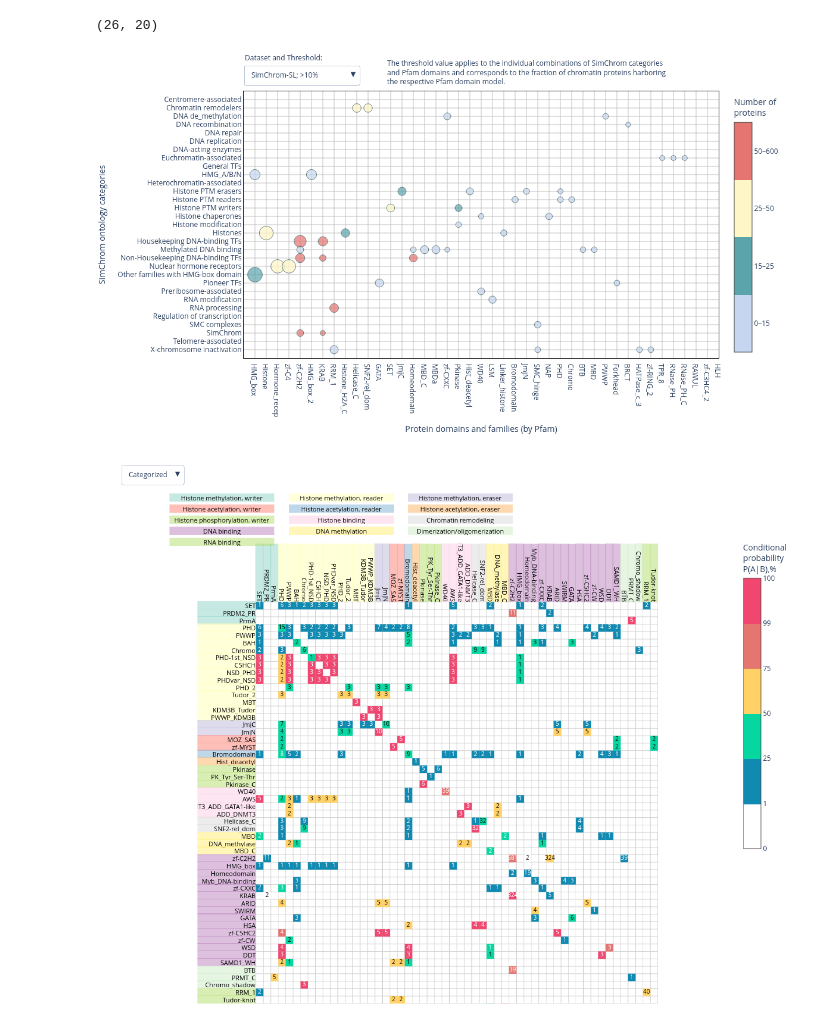
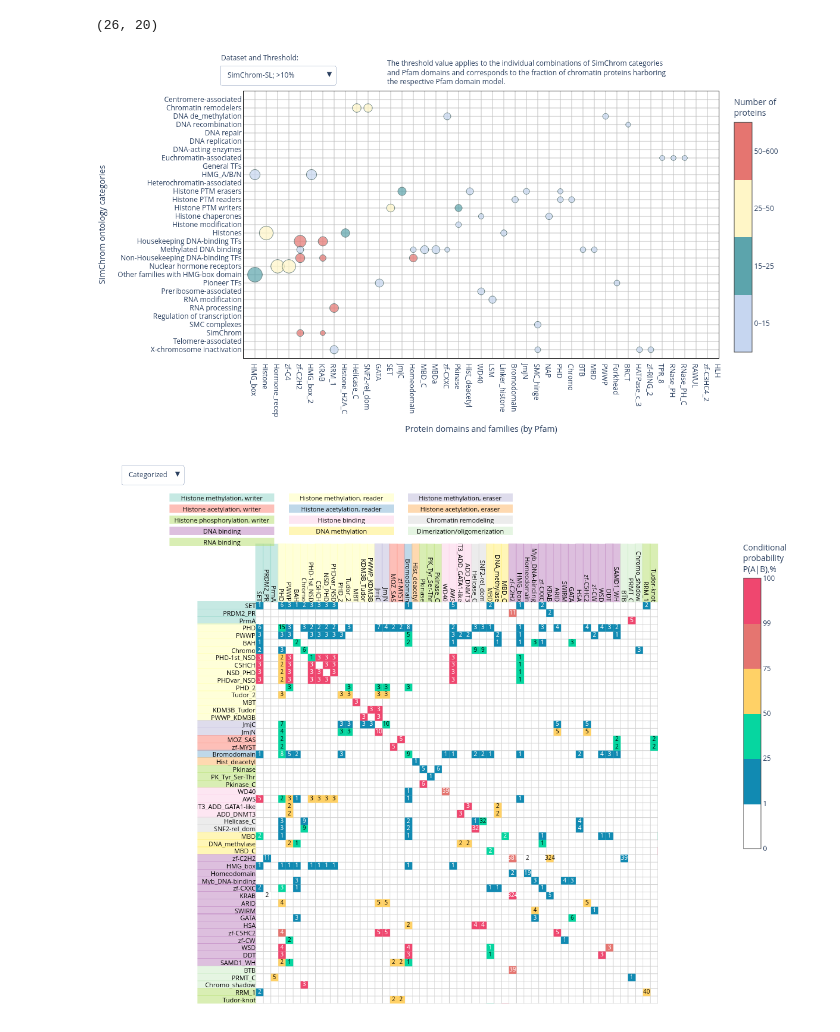
Before and after one commit to intbio/SimChrom, a Jupyter notebook: json_and_plot_preparation.ipynb, the cells around one changed output. Drawn from its saved outputs; the diff is of its cells as text; code cells hidden in the pictures.

Commit message:
minor plot tweaks

```diff
--- a/json_and_plot_preparation.ipynb
+++ b/json_and_plot_preparation.ipynb
@@ -195,7 +195,7 @@ fig.update_layout(
             buttons=buttons,
             direction="down",
             active=len(buttons) - 1,
-            x=0.00,
+            x=-0.05,
             y=1.12,
             showactive=True,
             pad={"r": 10, "t": 10},
@@ -214,38 +214,38 @@ fig.update_layout(
         # ),
     ],
     annotations=[
-        dict(text="Dataset and Threshold:", x=0, y=1.15, xref="paper", yref="paper", showarrow=False),
+        dict(text="Dataset and Threshold:", x=-0.05, y=1.15, xref="paper", yref="paper", showarrow=False),
         dict(text="The threshold value applies to the individual combinations of SimChrom categories <br>and Pfam domains and corresponds to the fraction of chromatin proteins harboring <br>the respective Pfam domain model.",
              x=0.3, y=1.13, xref="paper", yref="paper", showarrow=False,align="left"),
 
     ]
 )
 
 
 js_snippet = '''
 var plot = $('#SHvsPfam_plot');
 plot.on('plotly_click', function(data){
     var pts = '';
     var point = data.points[0];
     console.log(plot.layout.xaxis.ticktext[point.x]);
     console.log(plot.layout.yaxis.ticktext[point.y]);
 });
 '''
 config = {
     'scrollZoom': False,  # Disable scroll to zoom
     'modeBarButtonsToRemove': ['zoom2d'],
     'displayModeBar': False,  # Hide the mode bar (toolbar)
     'doubleClick': False,  # Disable double click to reset zoom
     'editable': False,  # Disable edits like moving title and axes
     'staticPlot': False  # Disable all interactivity (makes the plot static)
 }
 
 fig.write_html("SHvsPfam_plot.html", full_html=False,div_id='SHvsPfam_plot',include_plotlyjs='js/plotly-2.35.2.min.js',config=config)
 
 
 fig.show()
 # %% [output]
-[figure, old version]
+[figure, new version]
 # %%
 df_cooc = pd.read_csv("domain_cooccurrence_percent_163.csv", index_col=0)
 df_cooc_num = pd.read_csv("domain_cooccurrence_number_163.csv", index_col=0)
```
Also changed, not shown: 1 other file.
